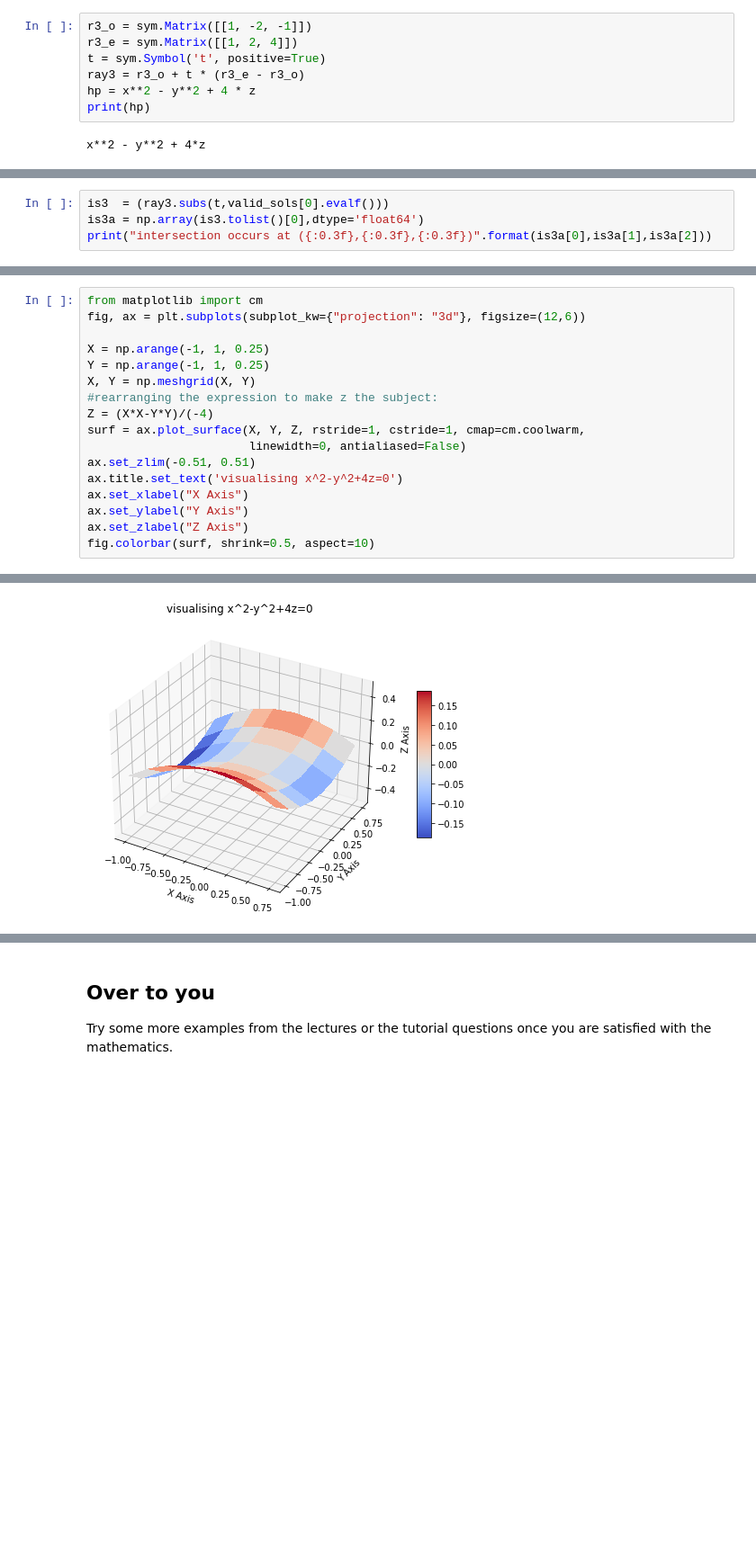
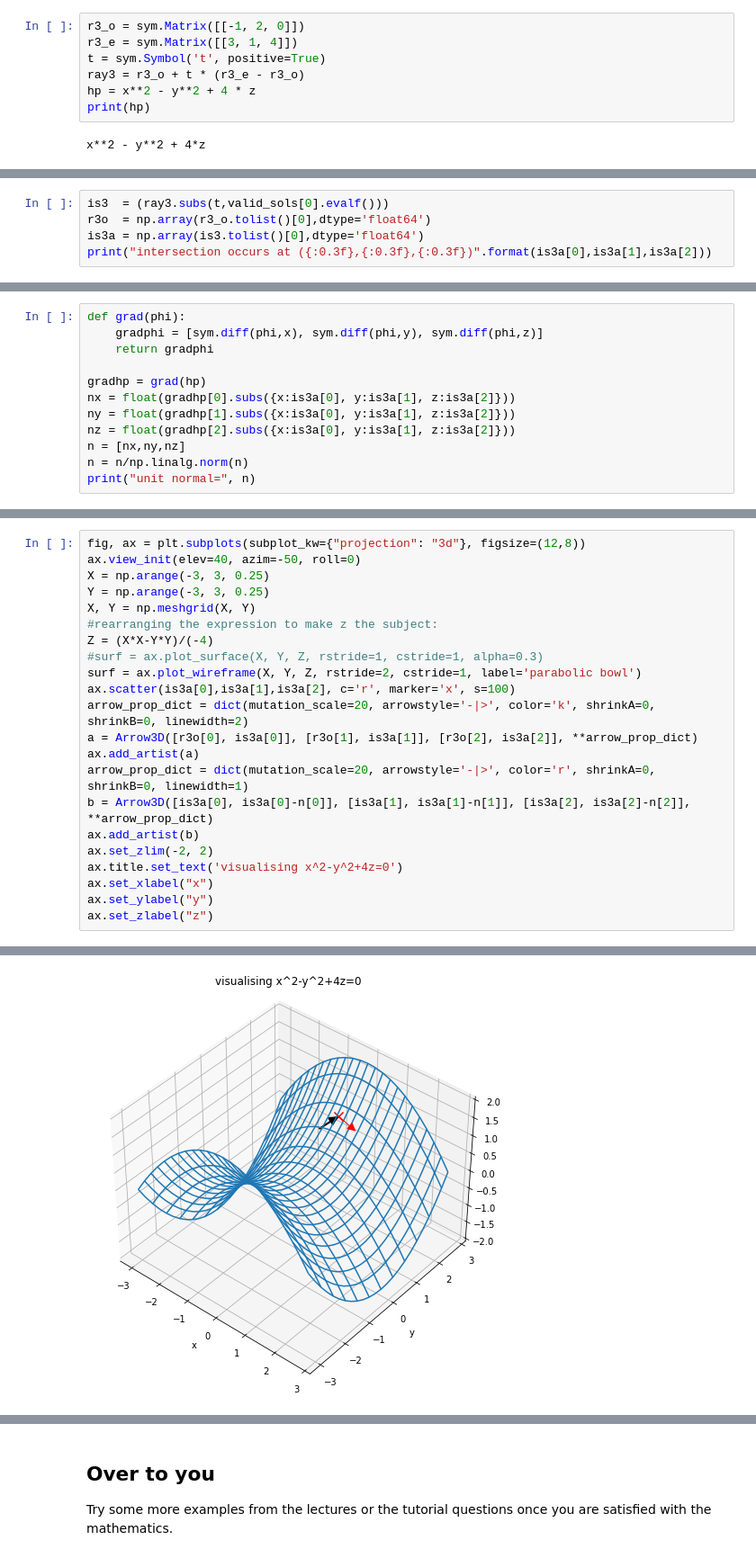
Before and after one commit to Abertay-University-SDI/CMP502-505_Maths, a Jupyter notebook: _build/jupyter_execute/CMP505/CMP505_rays1.ipynb, the cells around one changed output, grey strips where cells are left out. Shown: that part at 90% size. Drawn from its saved outputs; the diff is of its cells as text; blank space fills up the shorter version.

Commit message:
fixing rays1 to actually display surface, normal, intersection location and ray

```diff
--- a/_build/jupyter_execute/CMP505/CMP505_rays1.ipynb
+++ b/_build/jupyter_execute/CMP505/CMP505_rays1.ipynb
@@ -209,8 +209,8 @@ We can repeat the same process for any object which is fully described by a math
 ## Lecture Example 3: General object
 **Find the unit normal at the point where the ray from $(-1,2,0)$ to $(3,1,4)$ cuts the hyperbolic paraboloid $x^2-y^2+4z=0$.**
 # %%
-r3_o = sym.Matrix([[1, -2, -1]])
-r3_e = sym.Matrix([[1, 2, 4]])
+r3_o = sym.Matrix([[-1, 2, 0]])
+r3_e = sym.Matrix([[3, 1, 4]])
 t = sym.Symbol('t', positive=True)
 ray3 = r3_o + t * (r3_e - r3_o)
 hp = x**2 - y**2 + 4 * z
@@ -228,5 +228,6 @@ intersection 1 found at t=0.214986263839935
 # %%
 is3  = (ray3.subs(t,valid_sols[0].evalf()))
+r3o  = np.array(r3_o.tolist()[0],dtype='float64')
 is3a = np.array(is3.tolist()[0],dtype='float64')
 print("intersection occurs at ({:0.3f},{:0.3f},{:0.3f})".format(is3a[0],is3a[1],is3a[2]))
 # %% [output]
@@ -235,0 +239,12 @@ In an ideal world we would visually check that the ray intersects this object: P
+# %%
+def grad(phi):
+    gradphi = [sym.diff(phi,x), sym.diff(phi,y), sym.diff(phi,z)]
+    return gradphi
+
+gradhp = grad(hp)
+nx = float(gradhp[0].subs({x:is3a[0], y:is3a[1], z:is3a[2]}))
+ny = float(gradhp[1].subs({x:is3a[0], y:is3a[1], z:is3a[2]}))
+nz = float(gradhp[2].subs({x:is3a[0], y:is3a[1], z:is3a[2]}))
+n = [nx,ny,nz]
+n = n/np.linalg.norm(n)
+print("unit normal=", n)
@@ -236,18 +257,23 @@ In an ideal world we would visually check that the ray intersects this object: P
 # %%
-from matplotlib import cm
-fig, ax = plt.subplots(subplot_kw={"projection": "3d"}, figsize=(12,6))
-
-X = np.arange(-1, 1, 0.25)
-Y = np.arange(-1, 1, 0.25)
+fig, ax = plt.subplots(subplot_kw={"projection": "3d"}, figsize=(12,8))
+ax.view_init(elev=40, azim=-50, roll=0)
+X = np.arange(-3, 3, 0.25)
+Y = np.arange(-3, 3, 0.25)
 X, Y = np.meshgrid(X, Y)
 #rearranging the expression to make z the subject:
 Z = (X*X-Y*Y)/(-4)
-surf = ax.plot_surface(X, Y, Z, rstride=1, cstride=1, cmap=cm.coolwarm,
-                       linewidth=0, antialiased=False)
-ax.set_zlim(-0.51, 0.51)
+#surf = ax.plot_surface(X, Y, Z, rstride=1, cstride=1, alpha=0.3)
+surf = ax.plot_wireframe(X, Y, Z, rstride=2, cstride=1, label='parabolic bowl')
+ax.scatter(is3a[0],is3a[1],is3a[2], c='r', marker='x', s=100)
+arrow_prop_dict = dict(mutation_scale=20, arrowstyle='-|>', color='k', shrinkA=0, shrinkB=0, linewidth=2)
+a = Arrow3D([r3o[0], is3a[0]], [r3o[1], is3a[1]], [r3o[2], is3a[2]], **arrow_prop_dict)
+ax.add_artist(a)
+arrow_prop_dict = dict(mutation_scale=20, arrowstyle='-|>', color='r', shrinkA=0, shrinkB=0, linewidth=1)
+b = Arrow3D([is3a[0], is3a[0]-n[0]], [is3a[1], is3a[1]-n[1]], [is3a[2], is3a[2]-n[2]], **arrow_prop_dict)
+ax.add_artist(b)
+ax.set_zlim(-2, 2)
 ax.title.set_text('visualising x^2-y^2+4z=0')
-ax.set_xlabel("X Axis")
-ax.set_ylabel("Y Axis")
-ax.set_zlabel("Z Axis")
-fig.colorbar(surf, shrink=0.5, aspect=10)
+ax.set_xlabel("x")
+ax.set_ylabel("y")
+ax.set_zlabel("z")
 # %% [output]
@@ -255 +281 @@ fig.colorbar(surf, shrink=0.5, aspect=10)
-[figure, old version]
+[figure, new version]
```
Also changed, not shown: parts of 9 cells of this notebook, 24 other files.
